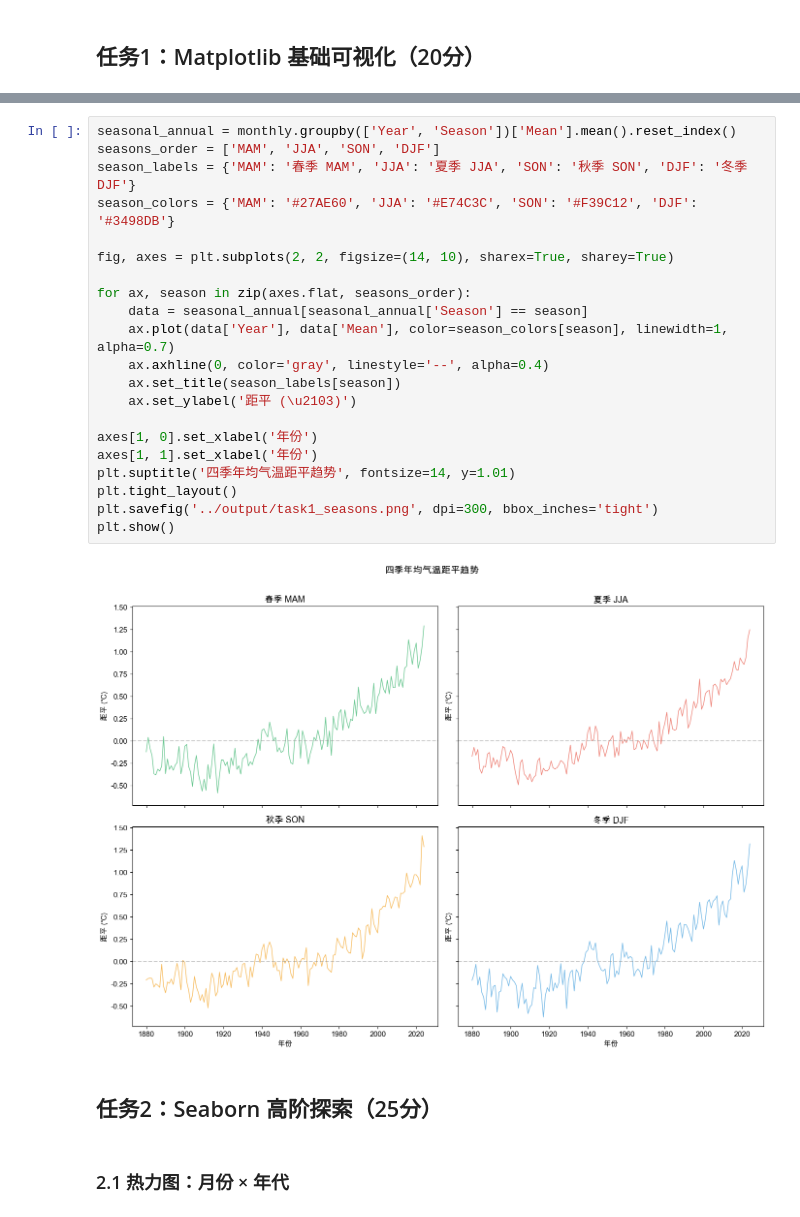
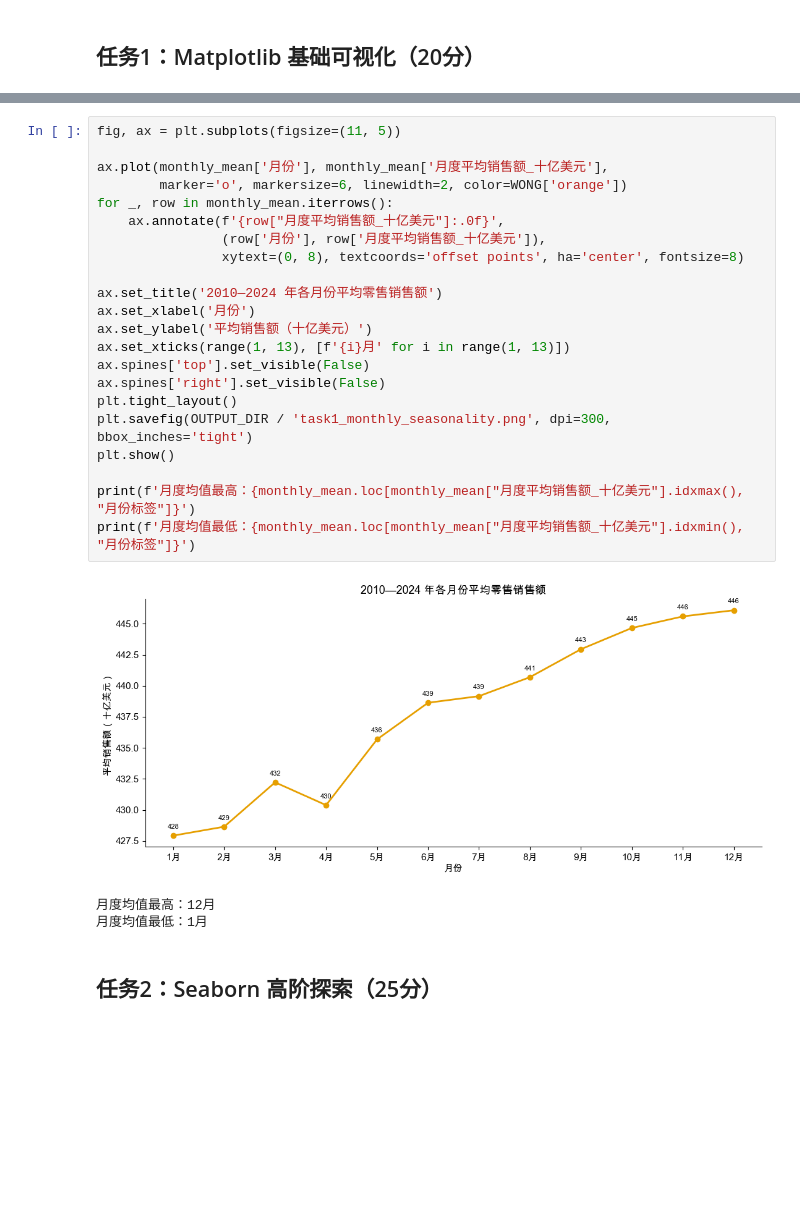
Before and after one commit to Jafekin/advanced_python_course, a Jupyter notebook: 第2讲/实验参考答案/实验二参考答案.ipynb, the cells around one changed output, grey strips where cells are left out. Drawn from its saved outputs; the diff is of its cells as text; blank space fills up the shorter version.

```diff
--- a/第2讲/实验参考答案/实验二参考答案.ipynb
+++ b/第2讲/实验参考答案/实验二参考答案.ipynb
@@ -124,27 +172,28 @@ plt.show()
-# %%
-seasonal_annual = monthly.groupby(['Year', 'Season'])['Mean'].mean().reset_index()
-seasons_order = ['MAM', 'JJA', 'SON', 'DJF']
-season_labels = {'MAM': '春季 MAM', 'JJA': '夏季 JJA', 'SON': '秋季 SON', 'DJF': '冬季 DJF'}
-season_colors = {'MAM': '#27AE60', 'JJA': '#E74C3C', 'SON': '#F39C12', 'DJF': '#3498DB'}
-
-fig, axes = plt.subplots(2, 2, figsize=(14, 10), sharex=True, sharey=True)
-
-for ax, season in zip(axes.flat, seasons_order):
-    data = seasonal_annual[seasonal_annual['Season'] == season]
-    ax.plot(data['Year'], data['Mean'], color=season_colors[season], linewidth=1, alpha=0.7)
-    ax.axhline(0, color='gray', linestyle='--', alpha=0.4)
-    ax.set_title(season_labels[season])
-    ax.set_ylabel('距平 (\u2103)')
-
-axes[1, 0].set_xlabel('年份')
-axes[1, 1].set_xlabel('年份')
-plt.suptitle('四季年均气温距平趋势', fontsize=14, y=1.01)
-plt.tight_layout()
-plt.savefig('../output/task1_seasons.png', dpi=300, bbox_inches='tight')
-plt.show()
-# %% [output]
-[figure, removed]
+# %%
+fig, ax = plt.subplots(figsize=(11, 5))
+
+ax.plot(monthly_mean['月份'], monthly_mean['月度平均销售额_十亿美元'],
+        marker='o', markersize=6, linewidth=2, color=WONG['orange'])
+for _, row in monthly_mean.iterrows():
+    ax.annotate(f'{row["月度平均销售额_十亿美元"]:.0f}',
+                (row['月份'], row['月度平均销售额_十亿美元']),
+                xytext=(0, 8), textcoords='offset points', ha='center', fontsize=8)
+
+ax.set_title('2010—2024 年各月份平均零售销售额')
+ax.set_xlabel('月份')
+ax.set_ylabel('平均销售额（十亿美元）')
+ax.set_xticks(range(1, 13), [f'{i}月' for i in range(1, 13)])
+ax.spines['top'].set_visible(False)
+ax.spines['right'].set_visible(False)
+plt.tight_layout()
+plt.savefig(OUTPUT_DIR / 'task1_monthly_seasonality.png', dpi=300, bbox_inches='tight')
+plt.show()
+
+print(f'月度均值最高：{monthly_mean.loc[monthly_mean["月度平均销售额_十亿美元"].idxmax(), "月份标签"]}')
+print(f'月度均值最低：{monthly_mean.loc[monthly_mean["月度平均销售额_十亿美元"].idxmin(), "月份标签"]}')
+# %% [output]
+[figure, added]
+月度均值最高：12月
+月度均值最低：1月
 # %% [markdown]
 ## 任务2：Seaborn 高阶探索（25分）
-# %% [markdown]
-### 2.1 热力图：月份 × 年代
```
Also changed, not shown: parts of 54 cells of this notebook, 13 other files.
